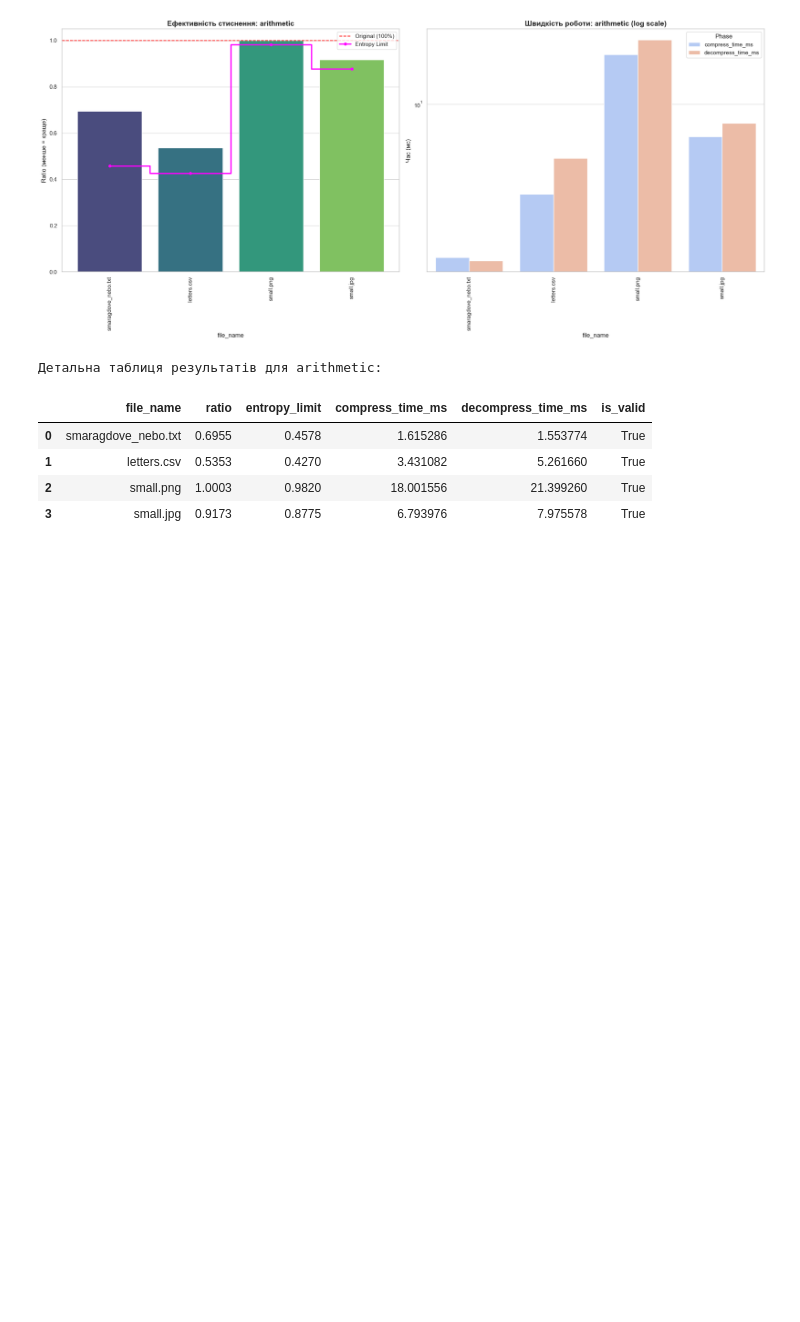
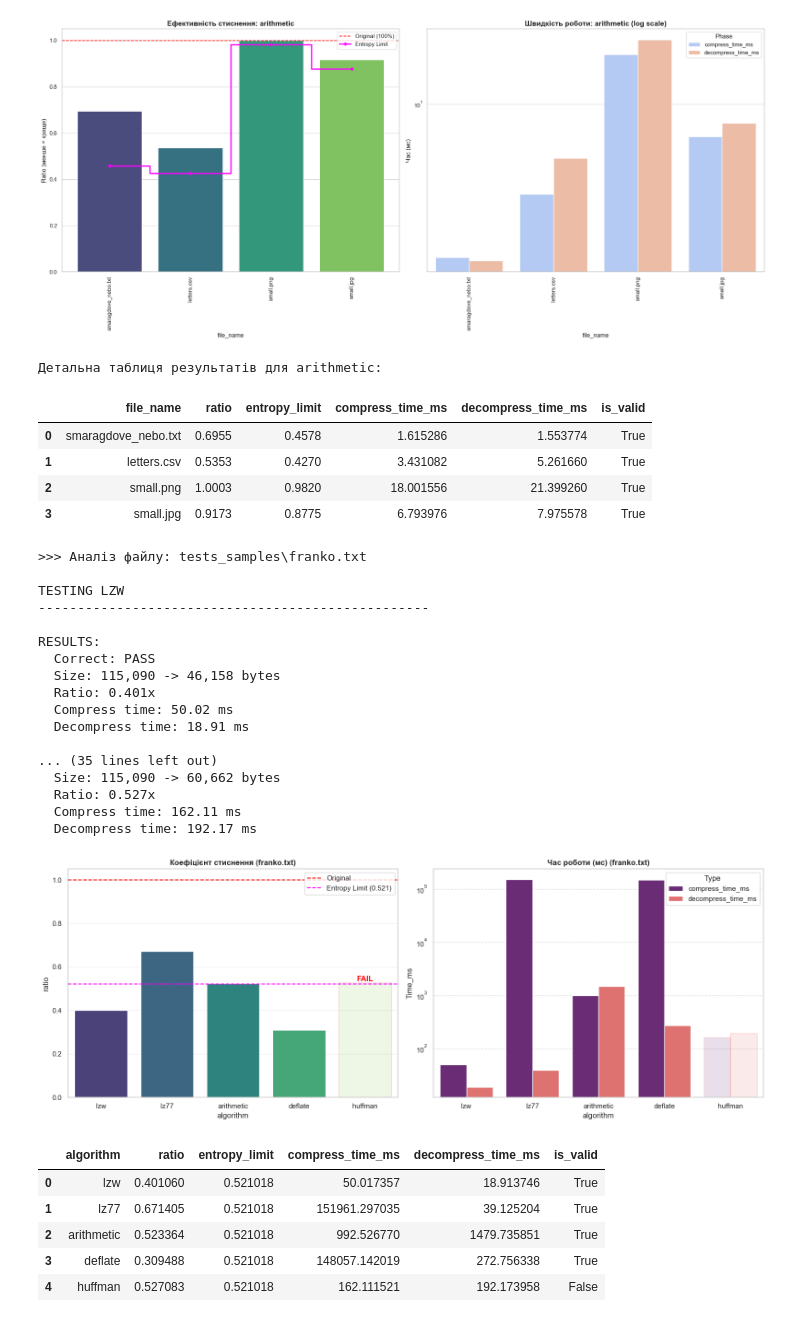
Before and after one commit to yuliiayakymiv/Discrete_math_lab_2sem, a Jupyter notebook: analysis.ipynb, the cells around one changed output. Cells and saved outputs as stored; diff of their text form; code cells hidden in the pictures; blank space fills up the shorter version.

```diff
--- a/analysis.ipynb
+++ b/analysis.ipynb
@@ -879,3 +928,35 @@ RESULTS:
 | 1 | letters.csv | 0.5353 | 0.4270 | 3.431082 | 5.261660 | True |
 | 2 | small.png | 1.0003 | 0.9820 | 18.001556 | 21.399260 | True |
 | 3 | small.jpg | 0.9173 | 0.8775 | 6.793976 | 7.975578 | True |
+# %%
+algorithms = ['lzw', 'lz77', 'arithmetic', 'deflate', 'huffman']
+files_to_test = [
+    os.path.join("tests_samples", "franko.txt")
+    ]
+
+run_full_analysis(files_to_test, algorithms)
+# %% [output]
+>>> Аналіз файлу: tests_samples\franko.txt
+
+TESTING LZW
+--------------------------------------------------
+
+RESULTS:
+  Correct: PASS
+  Size: 115,090 -> 46,158 bytes
+  Ratio: 0.401x
+  Compress time: 50.02 ms
+  Decompress time: 18.91 ms
+
+... (35 lines left out)
+  Size: 115,090 -> 60,662 bytes
+  Ratio: 0.527x
+  Compress time: 162.11 ms
+  Decompress time: 192.17 ms
+[figure, added]
+|  | algorithm | ratio | entropy_limit | compress_time_ms | decompress_time_ms | is_valid |
+| 0 | lzw | 0.401060 | 0.521018 | 50.017357 | 18.913746 | True |
+| 1 | lz77 | 0.671405 | 0.521018 | 151961.297035 | 39.125204 | True |
+| 2 | arithmetic | 0.523364 | 0.521018 | 992.526770 | 1479.735851 | True |
+| 3 | deflate | 0.309488 | 0.521018 | 148057.142019 | 272.756338 | True |
+| 4 | huffman | 0.527083 | 0.521018 | 162.111521 | 192.173958 | False |
```
Also changed, not shown: parts of 2 cells of this notebook.
